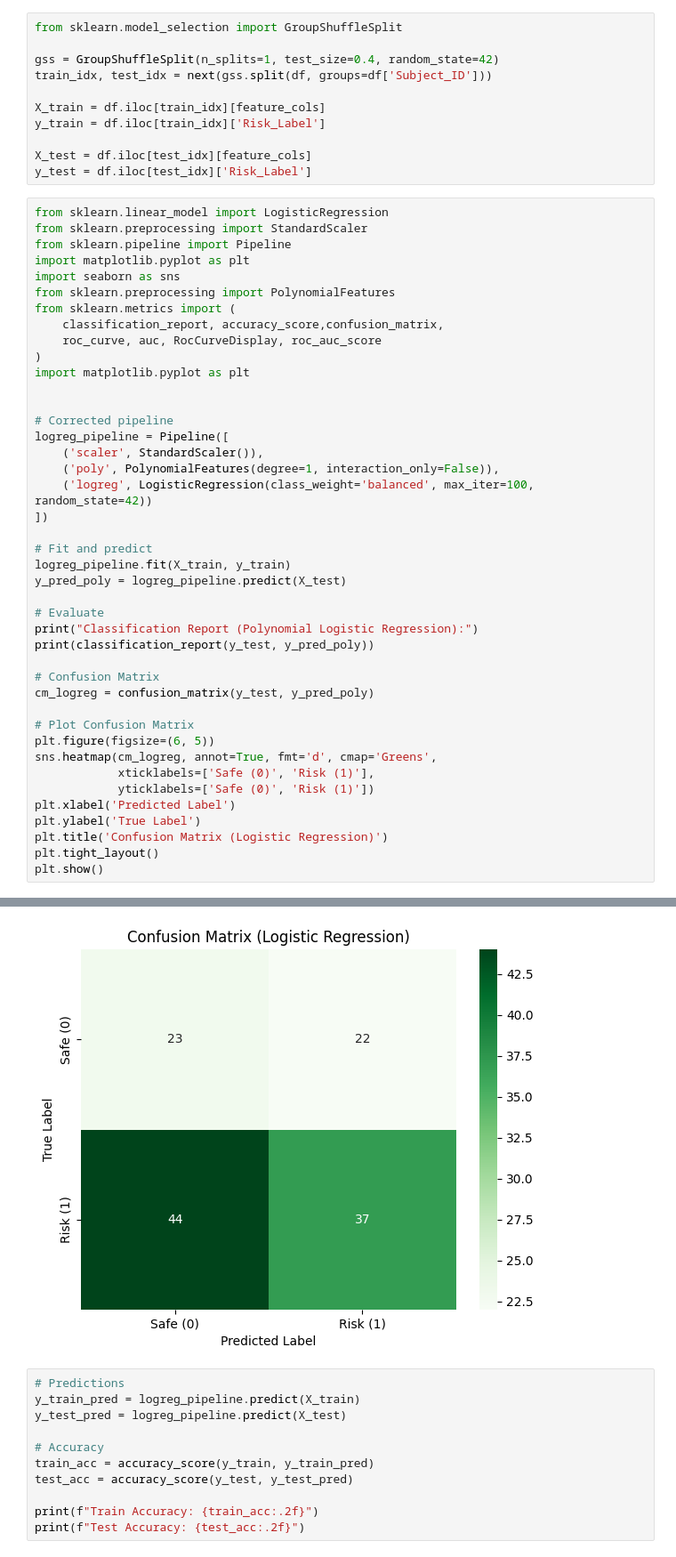
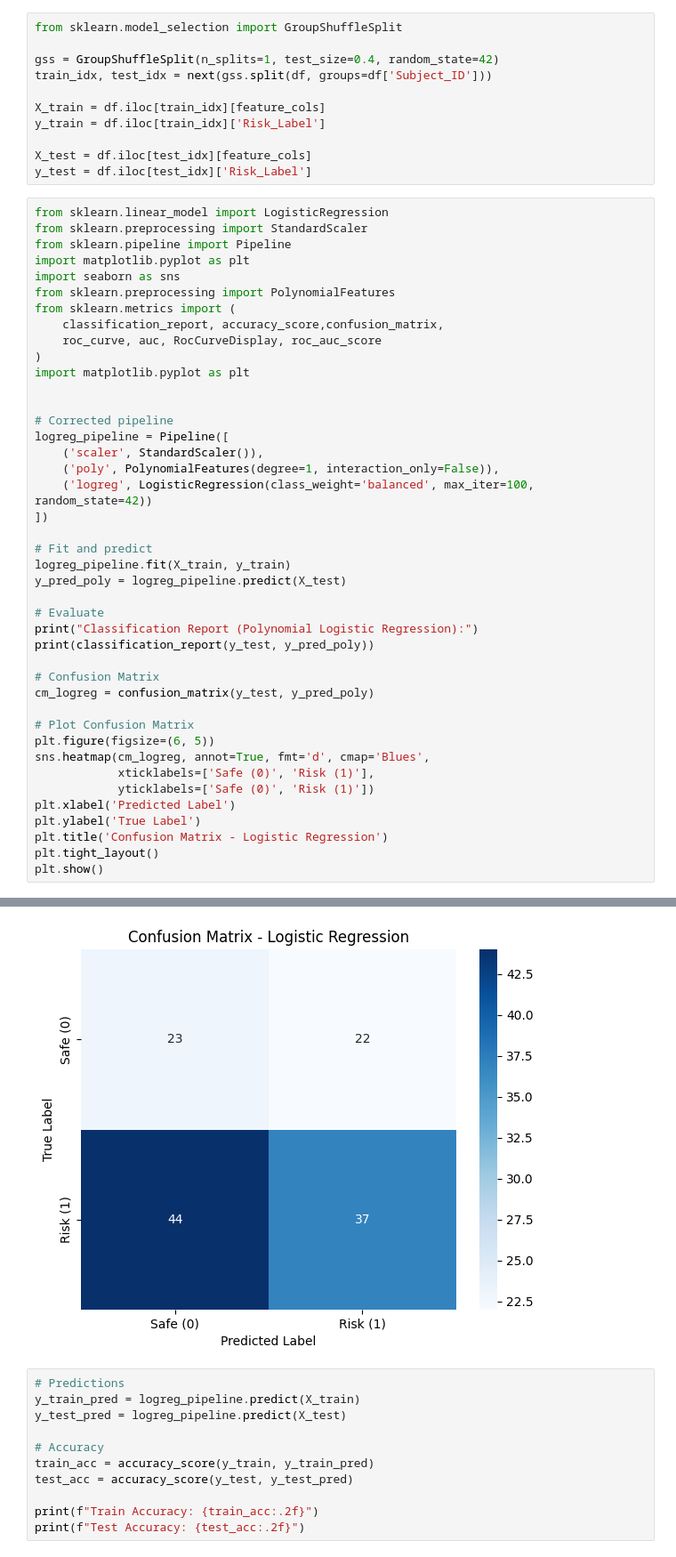
Before and after one commit to cepdnaclk/e19-4yp-AI-Driven-Renal-Care-Management-for-Hospitals-in-Sri-Lanka, a Jupyter notebook: ML_Model/code/Hb_analysis/hb_prediction_Lr.ipynb, the cells around one changed output, grey strips where cells are left out. Shown at 89% size. Saved outputs shown, nothing was run; the diff lists cells and outputs as text.

```diff
--- a/ML_Model/code/Hb_analysis/hb_prediction_Lr.ipynb
+++ b/ML_Model/code/Hb_analysis/hb_prediction_Lr.ipynb
@@ -54,36 +54,36 @@ logreg_pipeline = Pipeline([
 
 # Fit and predict
 logreg_pipeline.fit(X_train, y_train)
 y_pred_poly = logreg_pipeline.predict(X_test)
 
 # Evaluate
 print("Classification Report (Polynomial Logistic Regression):")
 print(classification_report(y_test, y_pred_poly))
 
 # Confusion Matrix
 cm_logreg = confusion_matrix(y_test, y_pred_poly)
 
 # Plot Confusion Matrix
 plt.figure(figsize=(6, 5))
-sns.heatmap(cm_logreg, annot=True, fmt='d', cmap='Greens',
+sns.heatmap(cm_logreg, annot=True, fmt='d', cmap='Blues',
             xticklabels=['Safe (0)', 'Risk (1)'],
             yticklabels=['Safe (0)', 'Risk (1)'])
 plt.xlabel('Predicted Label')
 plt.ylabel('True Label')
-plt.title('Confusion Matrix (Logistic Regression)')
+plt.title('Confusion Matrix - Logistic Regression')
 plt.tight_layout()
 plt.show()
 # %% [output]
 Classification Report (Polynomial Logistic Regression):
               precision    recall  f1-score   support
 
            0       0.34      0.51      0.41        45
            1       0.63      0.46      0.53        81
 
     accuracy                           0.48       126
    macro avg       0.49      0.48      0.47       126
 weighted avg       0.53      0.48      0.49       126
-[figure, old version]
+[figure, new version]
 # %%
 # Predictions
 y_train_pred = logreg_pipeline.predict(X_train)
```
Also changed, not shown: 3 other files.
